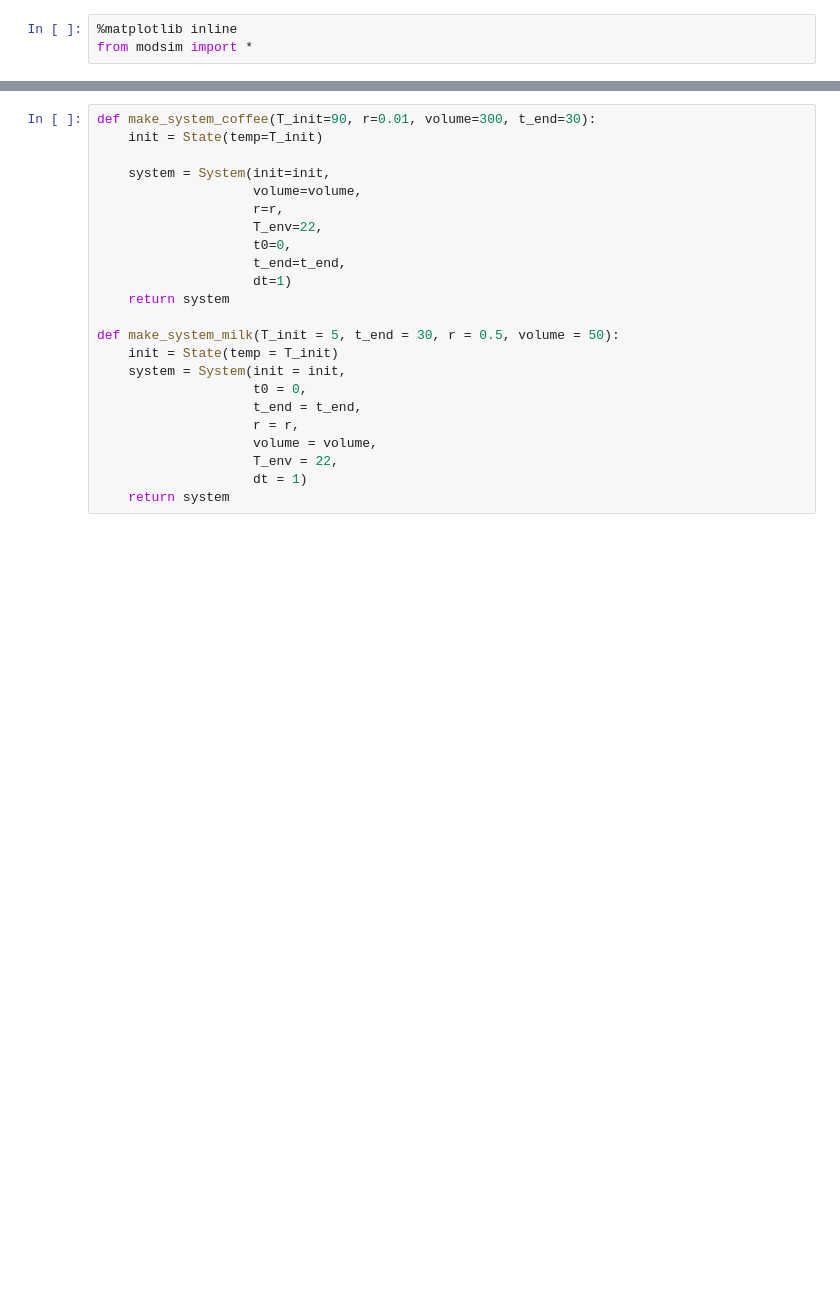
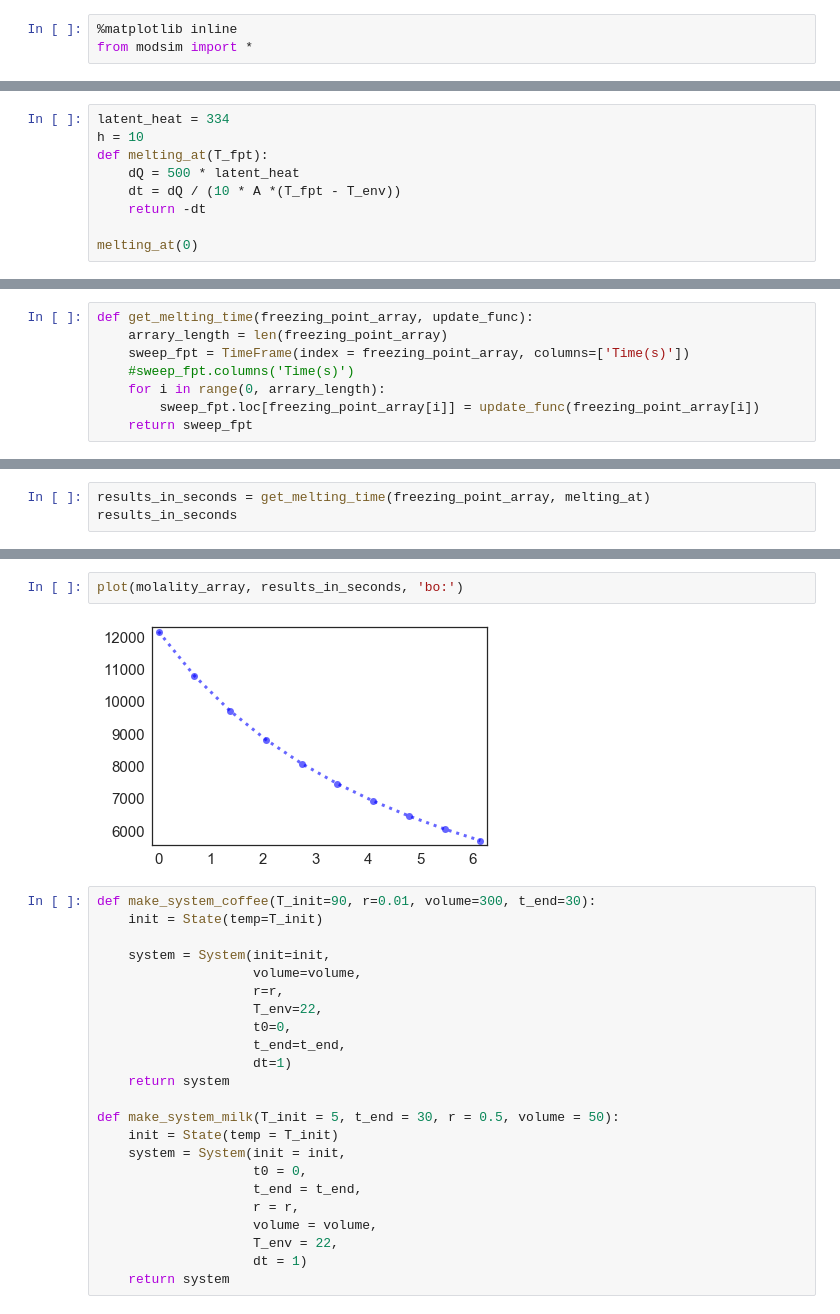
Before and after one commit to 867006905/ModSimPy, a Jupyter notebook: code/Project Two/Project 2.ipynb, the cells around one changed output, grey strips where cells are left out. Drawn from its saved outputs; the diff is of its cells as text; blank space fills up the shorter version.

```diff
--- a/code/Project Two/Project 2.ipynb
+++ b/code/Project Two/Project 2.ipynb
@@ -33,0 +42,9 @@ array([  0.      ,  -2.531198,  -5.062396,  -7.593594, -10.124792,
+# %%
+latent_heat = 334
+h = 10
+def melting_at(T_fpt):
+    dQ = 500 * latent_heat
+    dt = dQ / (10 * A *(T_fpt - T_env))
+    return -dt
+
+melting_at(0)
@@ -33,0 +53,8 @@ array([  0.      ,  -2.531198,  -5.062396,  -7.593594, -10.124792,
+# %%
+def get_melting_time(freezing_point_array, update_func):
+    arrary_length = len(freezing_point_array)
+    sweep_fpt = TimeFrame(index = freezing_point_array, columns=['Time(s)'])
+    #sweep_fpt.columns('Time(s)')
+    for i in range(0, arrary_length):
+        sweep_fpt.loc[freezing_point_array[i]] = update_func(freezing_point_array[i])
+    return sweep_fpt
@@ -33,0 +65,3 @@ array([  0.      ,  -2.531198,  -5.062396,  -7.593594, -10.124792,
+# %%
+results_in_seconds = get_melting_time(freezing_point_array, melting_at)
+results_in_seconds
@@ -34,3 +80,7 @@ array([  0.      ,  -2.531198,  -5.062396,  -7.593594, -10.124792,
+# %%
+plot(molality_array, results_in_seconds, 'bo:')
+# %% [output]
+[figure, added]
 # %%
 def make_system_coffee(T_init=90, r=0.01, volume=300, t_end=30):
     init = State(temp=T_init)
```
Also changed, not shown: parts of 5 cells of this notebook.
